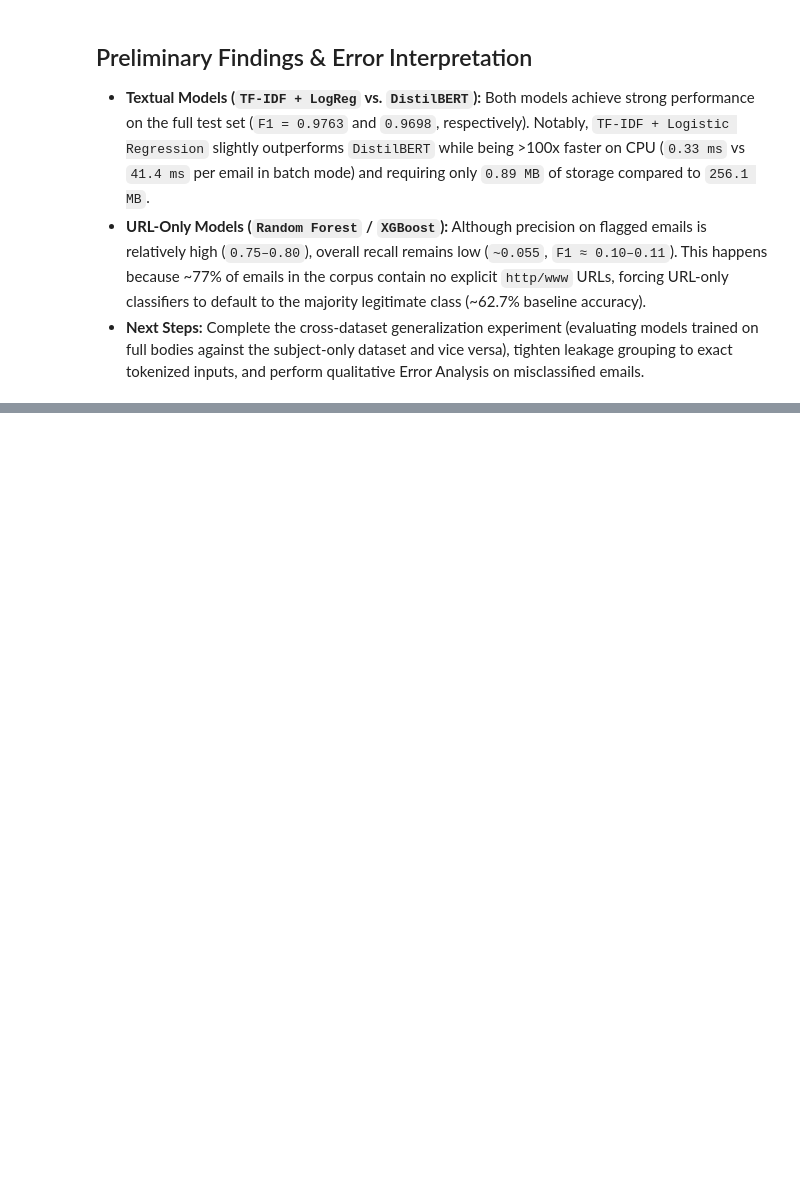
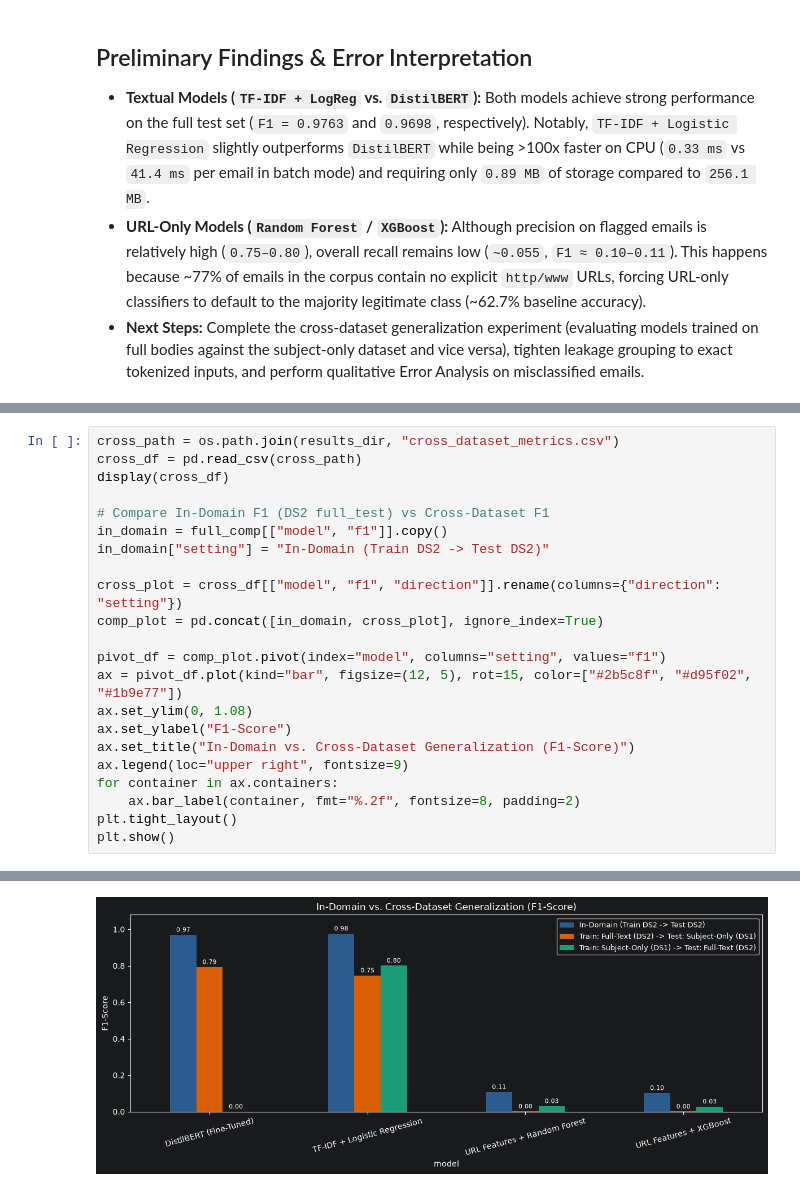
Before and after one commit to Yeromenk/diplom, a Jupyter notebook: notebooks/03_full_dataset_benchmark.ipynb, the cells around one changed output, grey strips where cells are left out. Saved outputs shown, nothing was run; the diff lists cells and outputs as text; blank space fills up the shorter version.

```diff
--- a/notebooks/03_full_dataset_benchmark.ipynb
+++ b/notebooks/03_full_dataset_benchmark.ipynb
@@ -92,0 +111,23 @@ plt.show()
+# %%
+cross_path = os.path.join(results_dir, "cross_dataset_metrics.csv")
+cross_df = pd.read_csv(cross_path)
+display(cross_df)
+
+# Compare In-Domain F1 (DS2 full_test) vs Cross-Dataset F1
+in_domain = full_comp[["model", "f1"]].copy()
+in_domain["setting"] = "In-Domain (Train DS2 -> Test DS2)"
+
+cross_plot = cross_df[["model", "f1", "direction"]].rename(columns={"direction": "setting"})
+comp_plot = pd.concat([in_domain, cross_plot], ignore_index=True)
+
+pivot_df = comp_plot.pivot(index="model", columns="setting", values="f1")
+ax = pivot_df.plot(kind="bar", figsize=(12, 5), rot=15, color=["#2b5c8f", "#d95f02", "#1b9e77"])
+ax.set_ylim(0, 1.08)
+ax.set_ylabel("F1-Score")
+ax.set_title("In-Domain vs. Cross-Dataset Generalization (F1-Score)")
+ax.legend(loc="upper right", fontsize=9)
+for container in ax.containers:
+    ax.bar_label(container, fmt="%.2f", fontsize=8, padding=2)
+plt.tight_layout()
+plt.show()
+# %% [output]
@@ -92,0 +142 @@ plt.show()
+[figure, added]
```
Also changed, not shown: parts of 6 cells of this notebook, 3 other files.
